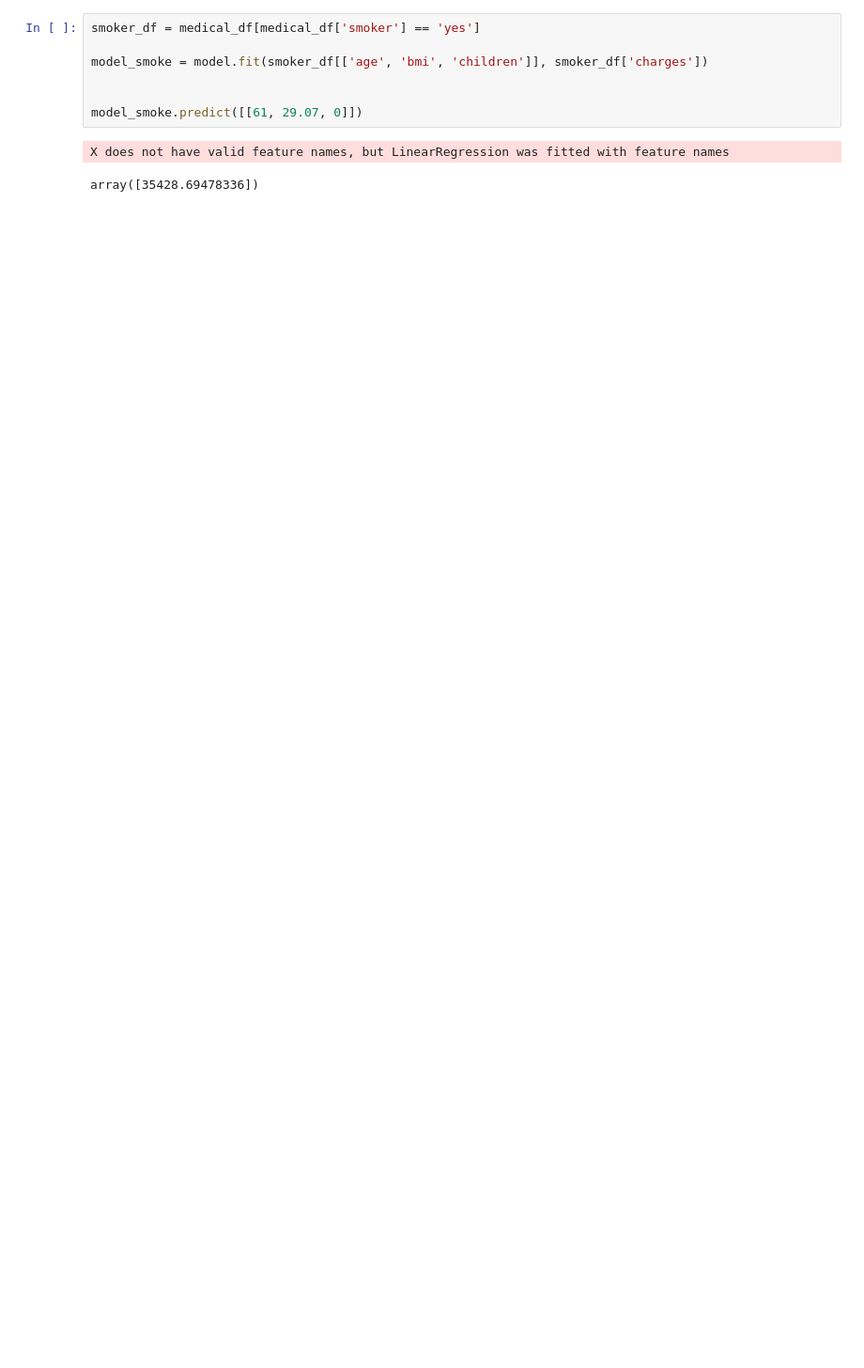
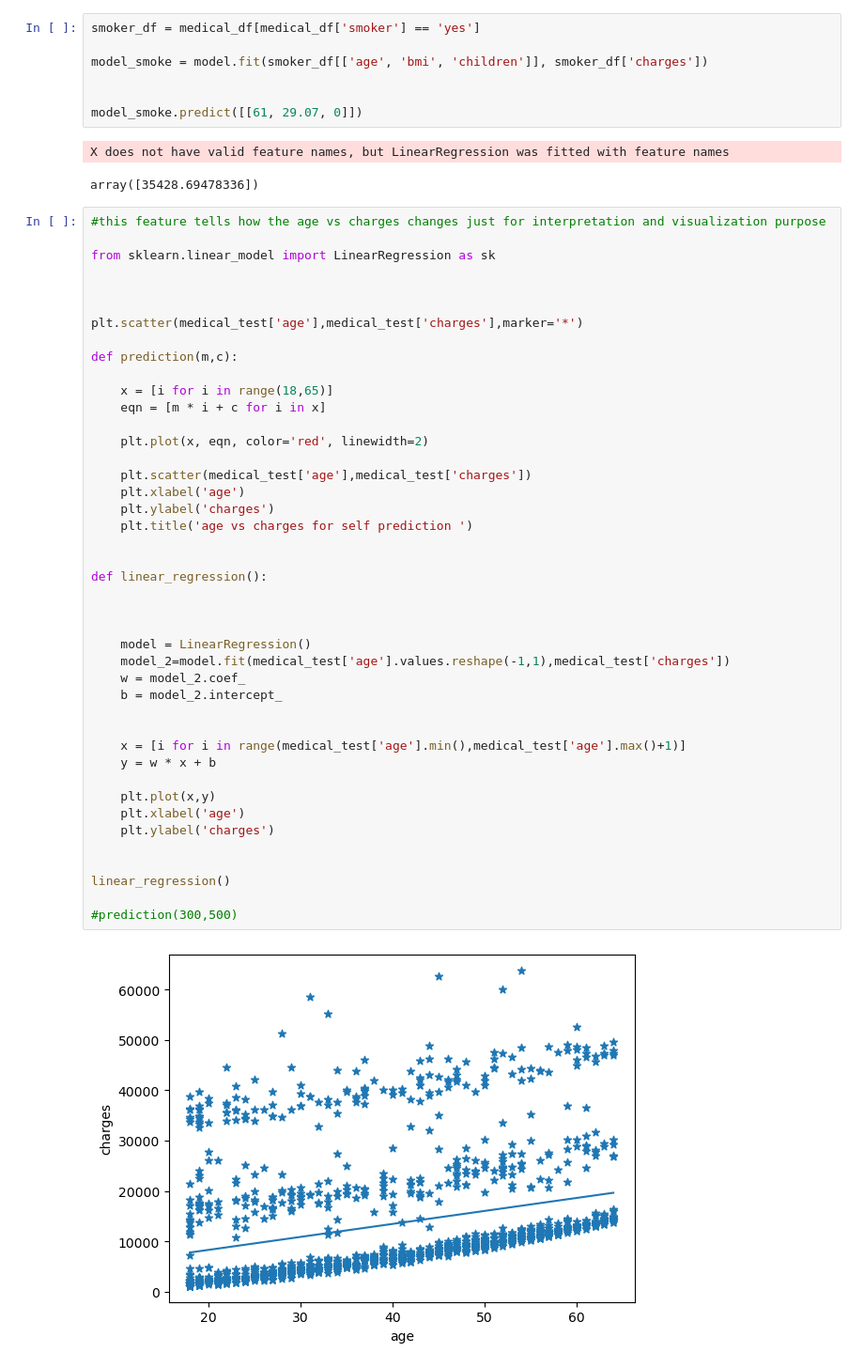
Before and after one commit to Affan279/Scikit-Learn, a Jupyter notebook: Health/Insurance_Prediction.ipynb, the cells around one changed output. Shown at 94% size. Drawn from its saved outputs; the diff is of its cells as text; blank space fills up the shorter version.

```diff
--- a/Health/Insurance_Prediction.ipynb
+++ b/Health/Insurance_Prediction.ipynb
@@ -223,3 +225,48 @@ model_smoke.predict([[61, 29.07, 0]])
 # %% [output]
 X does not have valid feature names, but LinearRegression was fitted with feature names
 array([35428.69478336])
+# %%
+#this feature tells how the age vs charges changes just for interpretation and visualization purpose
+
+from sklearn.linear_model import LinearRegression as sk
+
+
+
+plt.scatter(medical_test['age'],medical_test['charges'],marker='*')
+
+def prediction(m,c):
+
+    x = [i for i in range(18,65)]
+    eqn = [m * i + c for i in x]
+
+    plt.plot(x, eqn, color='red', linewidth=2)
+
+    plt.scatter(medical_test['age'],medical_test['charges'])
+    plt.xlabel('age')
+    plt.ylabel('charges')
+    plt.title('age vs charges for self prediction ')
+
+
+def linear_regression():
+
+
+
+    model = LinearRegression()
+    model_2=model.fit(medical_test['age'].values.reshape(-1,1),medical_test['charges'])
+    w = model_2.coef_
+    b = model_2.intercept_
+
+
+    x = [i for i in range(medical_test['age'].min(),medical_test['age'].max()+1)]
+    y = w * x + b
+
+    plt.plot(x,y)
+    plt.xlabel('age')
+    plt.ylabel('charges')
+
+
+linear_regression()
+
+#prediction(300,500)
+# %% [output]
+[figure, added]
```
Also changed, not shown: parts of 8 cells of this notebook, 1 other file.
